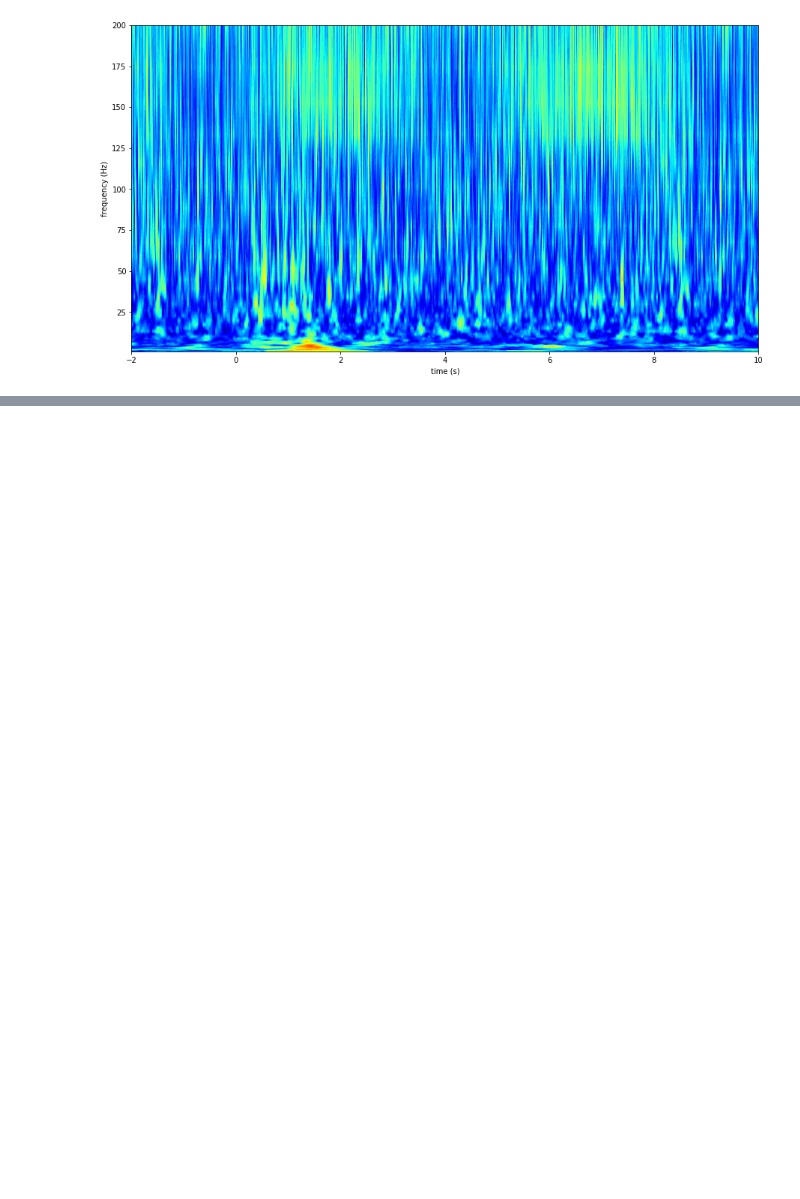
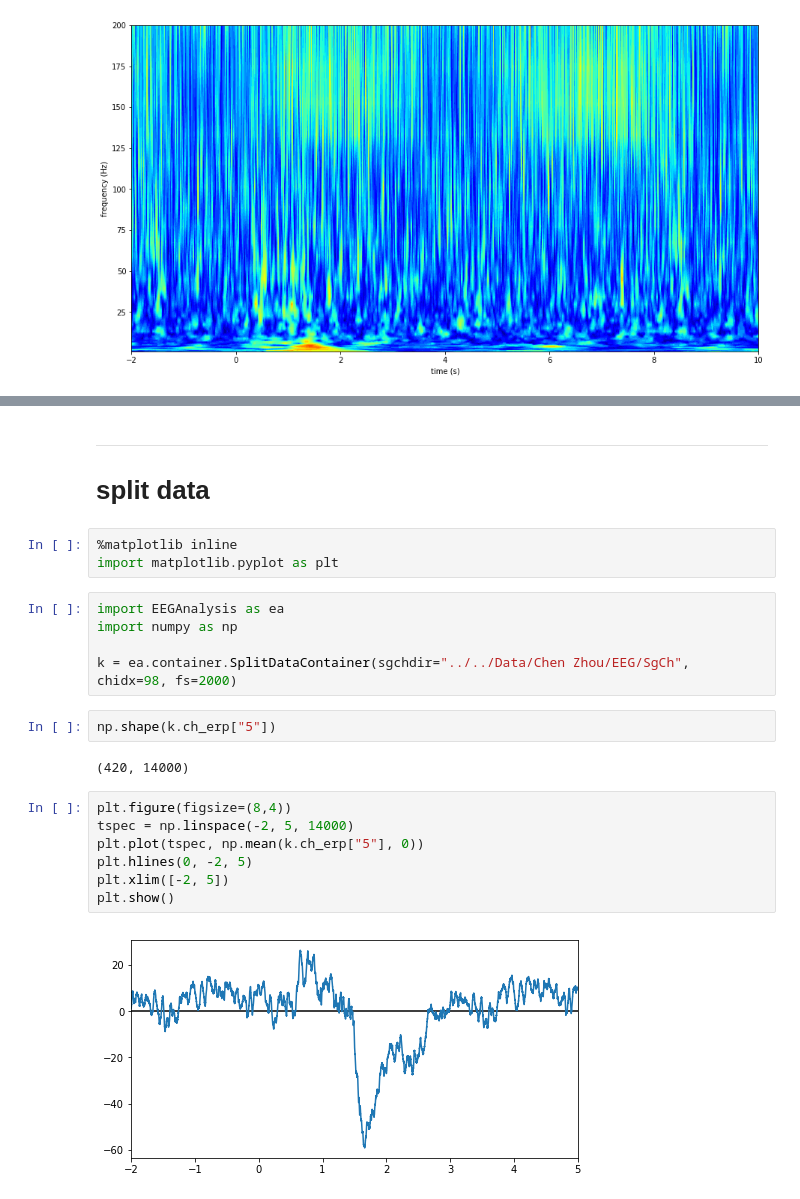
Before and after one commit to ZhangJiayiLab/EEG-Analysis, a Jupyter notebook: python/EA_validation.ipynb, the cells around one changed output, grey strips where cells are left out. Saved outputs shown, nothing was run; the diff lists cells and outputs as text; blank space fills up the shorter version.

Commit message:
EEGAnalysis + some examples

```diff
--- a/python/EA_validation.ipynb
+++ b/python/EA_validation.ipynb
@@ -116,0 +134,24 @@ plt.close("all")
+# %% [markdown]
+---
+# split data
+# %%
+%matplotlib inline
+import matplotlib.pyplot as plt
+# %%
+import EEGAnalysis as ea
+import numpy as np
+
+k = ea.container.SplitDataContainer(sgchdir="../../Data/Chen Zhou/EEG/SgCh", chidx=98, fs=2000)
+# %%
+np.shape(k.ch_erp["5"])
+# %% [output]
+(420, 14000)
+# %%
+plt.figure(figsize=(8,4))
+tspec = np.linspace(-2, 5, 14000)
+plt.plot(tspec, np.mean(k.ch_erp["5"], 0))
+plt.hlines(0, -2, 5)
+plt.xlim([-2, 5])
+plt.show()
+# %% [output]
+[figure, added]
```
Also changed, not shown: parts of 10 cells of this notebook, 15 other files.
